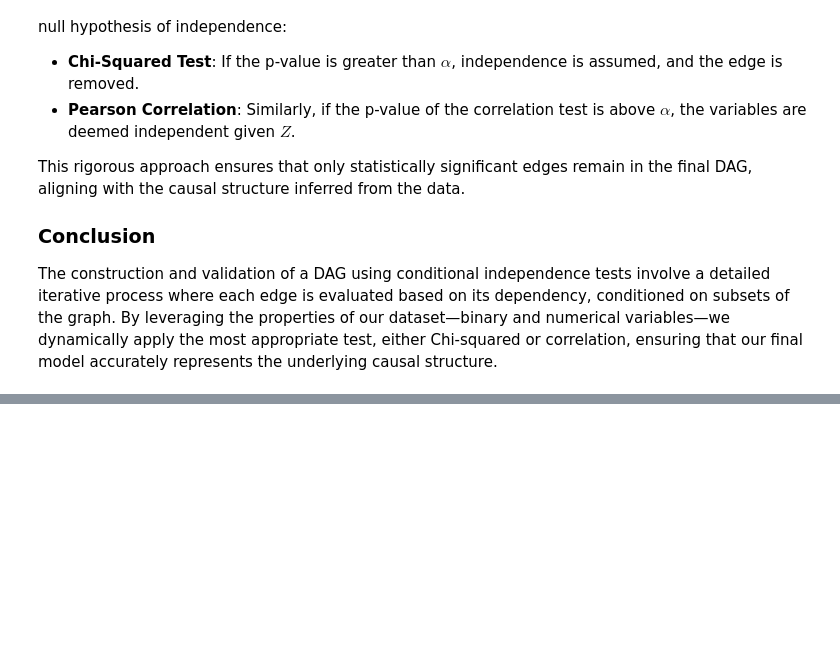
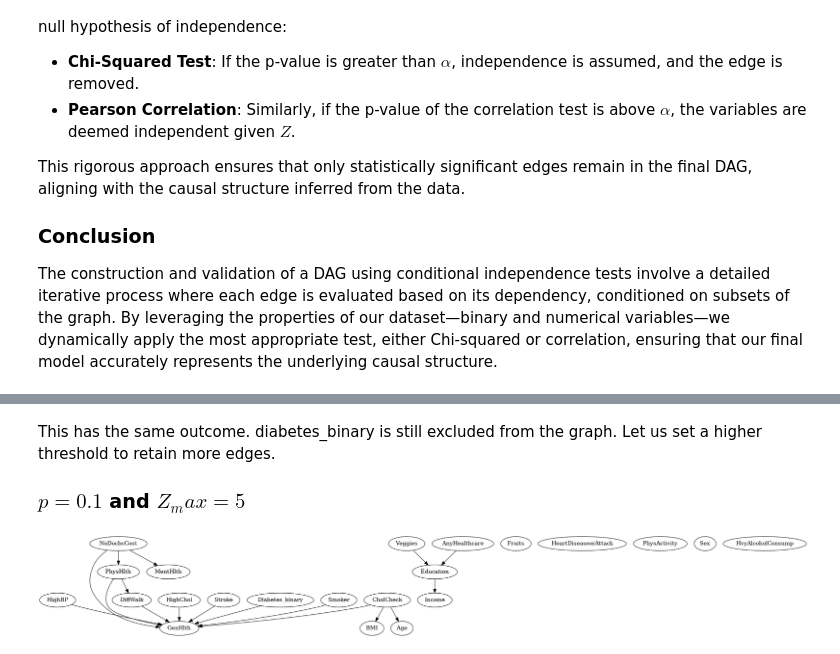
Before and after one commit to bcwein/PCS956-Project, a Jupyter notebook: notebooks/exploration.ipynb, the cells around one changed output, grey strips where cells are left out. Saved outputs shown, nothing was run; the diff lists cells and outputs as text; code cells hidden in the pictures; blank space fills up the shorter version.

```diff
--- a/notebooks/exploration.ipynb
+++ b/notebooks/exploration.ipynb
@@ -207,0 +280,8 @@ dag = pc_estimator.estimate(
+# %% [markdown]
+This has the same outcome. diabetes_binary is still excluded from the graph. Let us set a higher threshold to retain more edges.
+
+### $p = 0.1$ and $Z_max = 5$
+# %%
+Image(filename="learned_dag_p01_maxcond_5.png")
+# %% [output]
+[figure, added]
```
Also changed, not shown: parts of 45 cells of this notebook, 10 other files.
